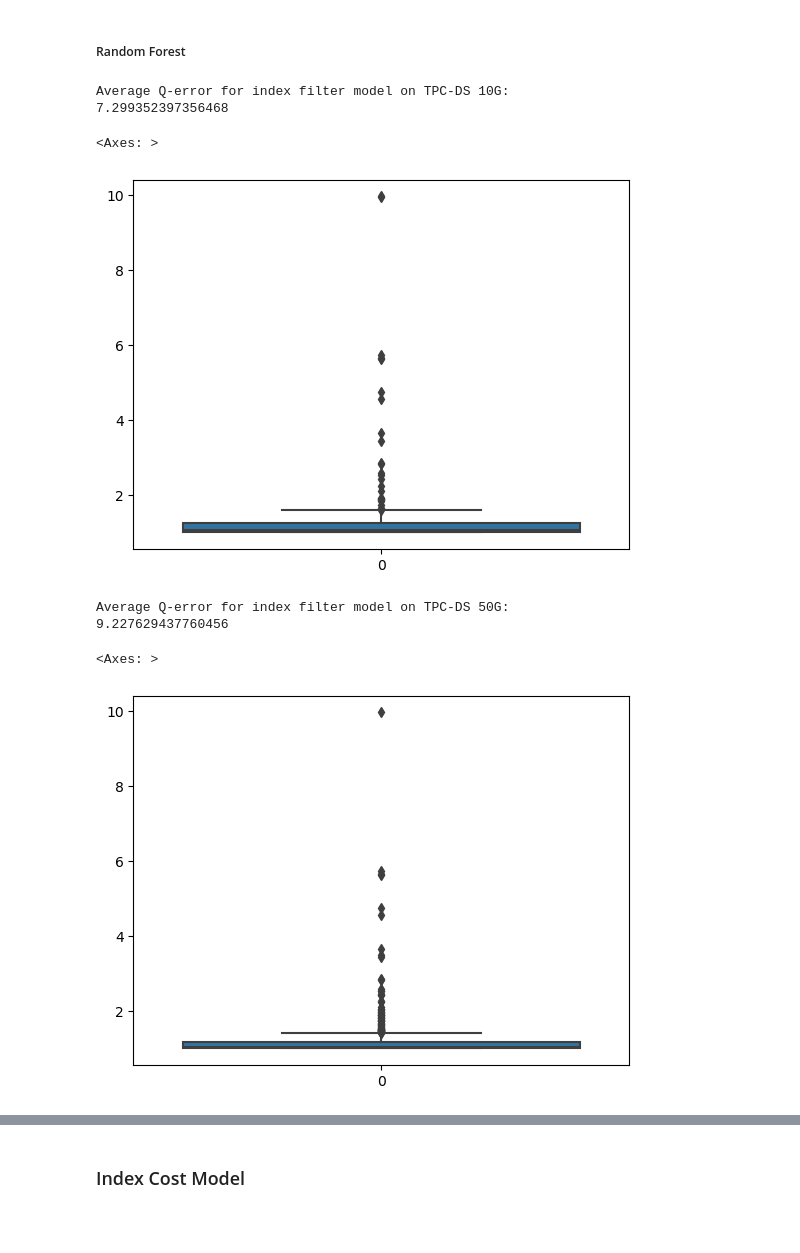
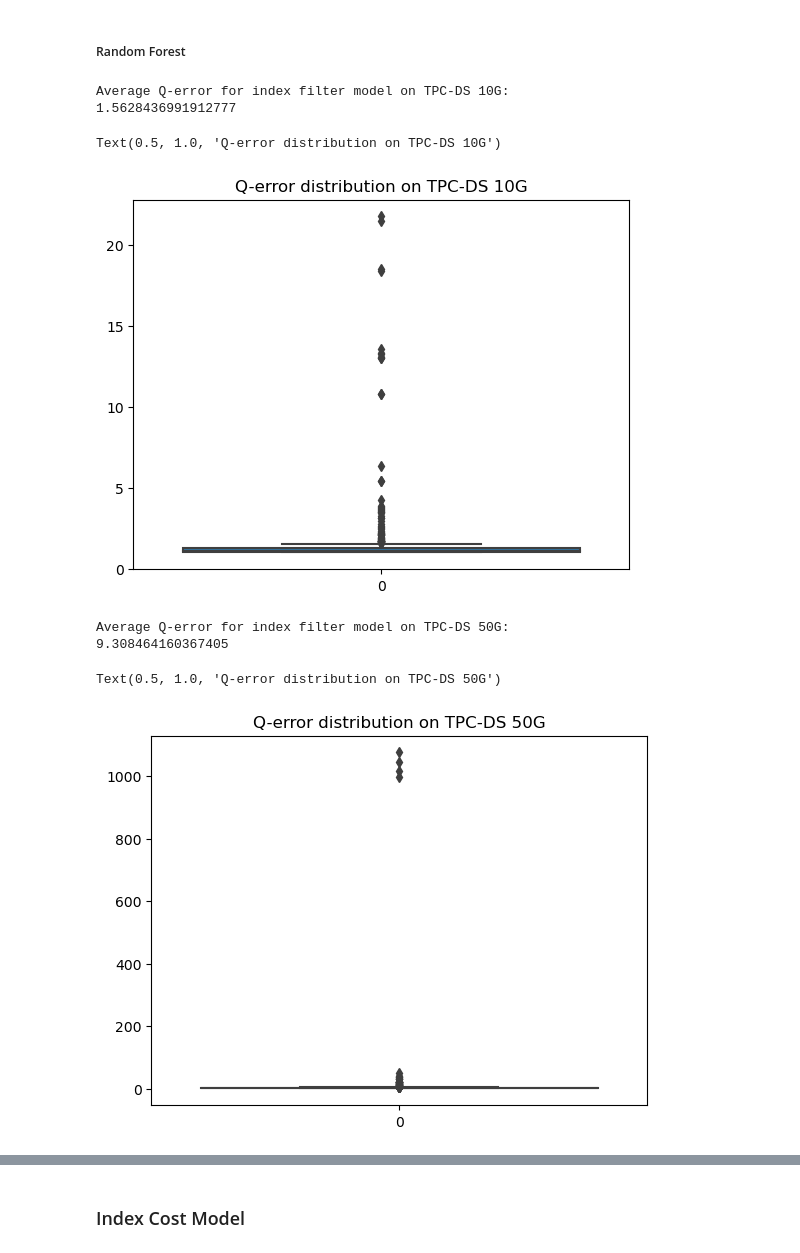
Before and after one commit to maffinnn/index_selection_evaluation, a Jupyter notebook: DISTILL.ipynb, the cells around one changed output, grey strips where cells are left out. Cells and saved outputs as stored; diff of their text form; code cells hidden in the pictures; blank space fills up the shorter version.

```diff
--- a/DISTILL.ipynb
+++ b/DISTILL.ipynb
@@ -87,7 +87,7 @@ def read_table_info(row_info_filepath, column_info_filepath):
     else: raise ValueError("Specified dataset not supported")
 
     data_column_info = read_csv(column_info_filepath)[2:-2]
-    column_dict = {}
+    column_dict = OrderedDict()
     for column_info in data_column_info:
         column_info_tuple = column_info[0].split('|')
         if len(column_info_tuple) < 3: continue
@@ -234,22 +239,24 @@ def get_table_from_plan_node(query_plan):
         table = query_plan["Relation Name"]
     return table
 # %%
-physical_operators = set()
-
-def collect_physical_operators(physical_operators, query_plan):
+def _collect_physical_operators(physical_operators, query_plan):
     physical_operators.add(query_plan["Node Type"])
     if has_child_node(query_plan):
         for child_node in query_plan["Plans"]:
-            collect_physical_operators(physical_operators, child_node)
+            _collect_physical_operators(physical_operators, child_node)
 
-# for _, query_plan in query_plans_with_index.items():
-#     collect_physical_operators(physical_operators, query_plan)
+def collect_physical_operators(data):
+    physical_operators = set()
+    for sample in data:
+        query_plans = sample[3]
+        for query_plan in query_plans:
+            _collect_physical_operators(physical_operators, query_plan)
+    return physical_operators
 
-for sample in DS_50G_data:
-    query_plans = sample[3]
-    for query_plan in query_plans:
-        collect_physical_operators(physical_operators, query_plan)
 
+physical_operators = collect_physical_operators(DS_10G_data)
+physical_operators.union(collect_physical_operators(DS_50G_data))
+physical_operators.union(collect_physical_operators(H_data))
 physical_operators = list(physical_operators)
 print(physical_operators)
 # %% [output]
@@ -528,11 +535,11 @@ features_DS_50G_encoded.shape, features_DS_10G_encoded.shape, features_H_encoded
 # %%
 # split training set and test set
 train_size = 0.67
-X_train_DS_50G, X_test_DS_50G, y_train_DS_50G, y_test_DS_50G = train_test_split(features_DS_50G_encoded, labels_DS_50G, test_size=0.33, random_state=2024)
-X_train_DS_10G, X_test_DS_10G, y_train_DS_10G, y_test_DS_10G = train_test_split(features_DS_50G_encoded, labels_DS_50G, test_size=0.33, random_state=2024)
-# X_train_DS_50G, X_test_DS_50G, y_train_DS_50G, y_test_DS_50G = features_DS_50G_encoded[:int(train_size * len(features_DS_50G_encoded))], features_DS_50G_encoded[int(train_size * len(features_DS_50G_encoded)):], labels_DS_50G[:int(train_size * len(features_DS_50G_encoded))], labels_DS_50G[int(train_size * len(features_DS_50G_encoded)):]
-# X_train_DS_10G, X_test_DS_10G, y_train_DS_10G, y_test_DS_10G = features_DS_10G_encoded[:int(train_size * len(features_DS_10G_encoded))], features_DS_10G_encoded[int(train_size * len(features_DS_10G_encoded)):], labels_DS_10G[:int(train_size * len(features_DS_10G_encoded))], labels_DS_10G[int(train_size * len(features_DS_10G_encoded)):]
-# X_train_H, X_test_H, y_train_H, y_test_H = features_H_encoded[:int(train_size * len(features_H_encoded))], features_H_encoded[int(train_size * len(features_H_encoded)):], labels_H[:int(train_size * len(features_H_encoded))], labels_H[int(train_size * len(features_H_encoded)):]
+# X_train_DS_50G, X_test_DS_50G, y_train_DS_50G, y_test_DS_50G = train_test_split(features_DS_50G_encoded, labels_DS_50G, test_size=0.33, random_state=2024)
+# X_train_DS_10G, X_test_DS_10G, y_train_DS_10G, y_test_DS_10G = train_test_split(features_DS_50G_encoded, labels_DS_50G, test_size=0.33, random_state=2024)
+X_train_DS_50G, X_test_DS_50G, y_train_DS_50G, y_test_DS_50G = features_DS_50G_encoded[:int(train_size * len(features_DS_50G_encoded))], features_DS_50G_encoded[int(train_size * len(features_DS_50G_encoded)):], labels_DS_50G[:int(train_size * len(features_DS_50G_encoded))], labels_DS_50G[int(train_size * len(features_DS_50G_encoded)):]
+X_train_DS_10G, X_test_DS_10G, y_train_DS_10G, y_test_DS_10G = features_DS_10G_encoded[:int(train_size * len(features_DS_10G_encoded))], features_DS_10G_encoded[int(train_size * len(features_DS_10G_encoded)):], labels_DS_10G[:int(train_size * len(features_DS_10G_encoded))], labels_DS_10G[int(train_size * len(features_DS_10G_encoded)):]
+X_train_H, X_test_H, y_train_H, y_test_H = features_H_encoded[:int(train_size * len(features_H_encoded))], features_H_encoded[int(train_size * len(features_H_encoded)):], labels_H[:int(train_size * len(features_H_encoded))], labels_H[int(train_size * len(features_H_encoded)):]
 # %% [markdown]
 #### Modeling
 # %% [markdown]
@@ -543,25 +550,25 @@ regr = RandomForestRegressor(n_estimators=40, max_depth=10, random_state=0).fit(
 # %%
 y_estimated_DS_10G = regr.predict(X_test_DS_10G)
 print(f"Average Q-error for index filter model on TPC-DS 10G:\n{q_error(y_test_DS_10G, y_estimated_DS_10G)}")
 
 results_DS_10G = [q_error([y_test_DS_10G[i]], [y_estimated_DS_10G[i]]) for i in range(len(y_test_DS_10G))]
-sns.boxplot(sorted(results_DS_10G)[:int(0.99*len(results_DS_10G))])
+sns.boxplot(results_DS_10G).set_title("Q-error distribution on TPC-DS 10G")
 # %% [output]
 Average Q-error for index filter model on TPC-DS 10G:
-7.299352397356468
+1.5628436991912777
-<Axes: >
+Text(0.5, 1.0, 'Q-error distribution on TPC-DS 10G')
-[figure, old version]
+[figure, new version]
 # %%
 y_estimated_DS_50G = regr.predict(features_DS_50G_encoded)
 print(f"Average Q-error for index filter model on TPC-DS 50G:\n{q_error(labels_DS_50G, y_estimated_DS_50G)}")
 
 results_DS_50G = [q_error([labels_DS_50G[i]], [y_estimated_DS_50G[i]]) for i in range(len(labels_DS_50G))]
-sns.boxplot(sorted(results_DS_50G)[:int(0.99*len(results_DS_50G))])
+sns.boxplot(results_DS_50G).set_title("Q-error distribution on TPC-DS 50G")
 # %% [output]
 Average Q-error for index filter model on TPC-DS 50G:
-9.227629437760456
+9.308464160367405
-<Axes: >
+Text(0.5, 1.0, 'Q-error distribution on TPC-DS 50G')
-[figure, old version]
+[figure, new version]
 # %%
 # regr = RandomForestRegressor(n_estimators=40, max_depth=10, random_state=0).fit(X_train_H, y_train_H)
 y_estimated_H = regr.predict(features_H_encoded)
```
Also changed, not shown: parts of 24 cells of this notebook.
